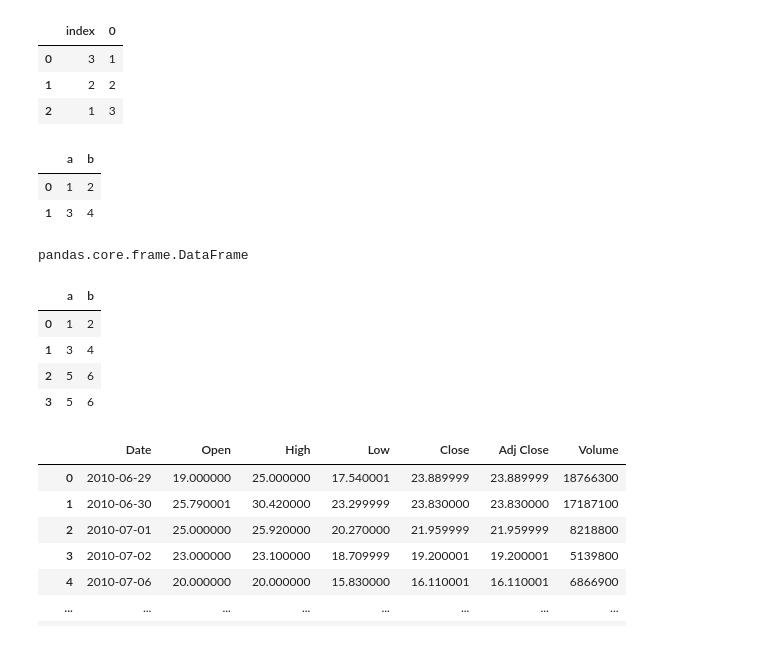
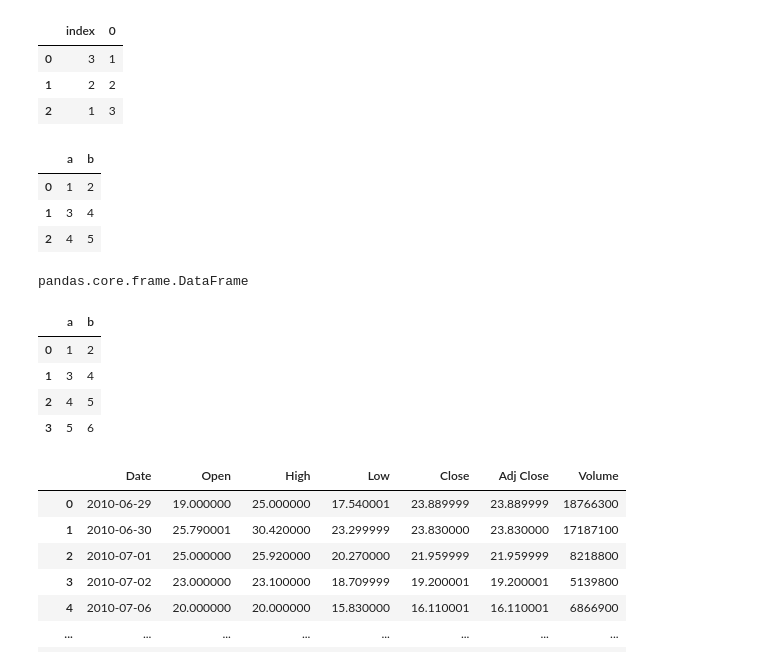
Before and after one commit to lambdamai/datascience, a Jupyter notebook: ds/Pandas_1.ipynb, the cells around one changed output. Drawn from its saved outputs; the diff is of its cells as text; code cells hidden in the pictures.

```diff
--- a/ds/Pandas_1.ipynb
+++ b/ds/Pandas_1.ipynb
@@ -85,12 +90,13 @@ ser.reset_index()
 | 1 | 2 | 2 |
 | 2 | 1 | 3 |
 # %%
-df = pd.DataFrame({'a': [1, 3], 'b': [2, 4]})
+df = pd.DataFrame({'a': [1, 3, 4], 'b': [2, 4, 5]})
 df
 # %% [output]
 |  | a | b |
 | 0 | 1 | 2 |
 | 1 | 3 | 4 |
+| 2 | 4 | 5 |
 # %%
 type(df)
 # %% [output]
@@ -103,7 +109,7 @@ df
 |  | a | b |
 | 0 | 1 | 2 |
 | 1 | 3 | 4 |
-| 2 | 5 | 6 |
+| 2 | 4 | 5 |
 | 3 | 5 | 6 |
 # %%
 df = pd.read_csv('data/TSLA.csv') # можно считывать разные файлы: csv - read_csv, xlsx - read_excel и тд
```
Also changed, not shown: parts of 32 cells of this notebook, 10 other files.
